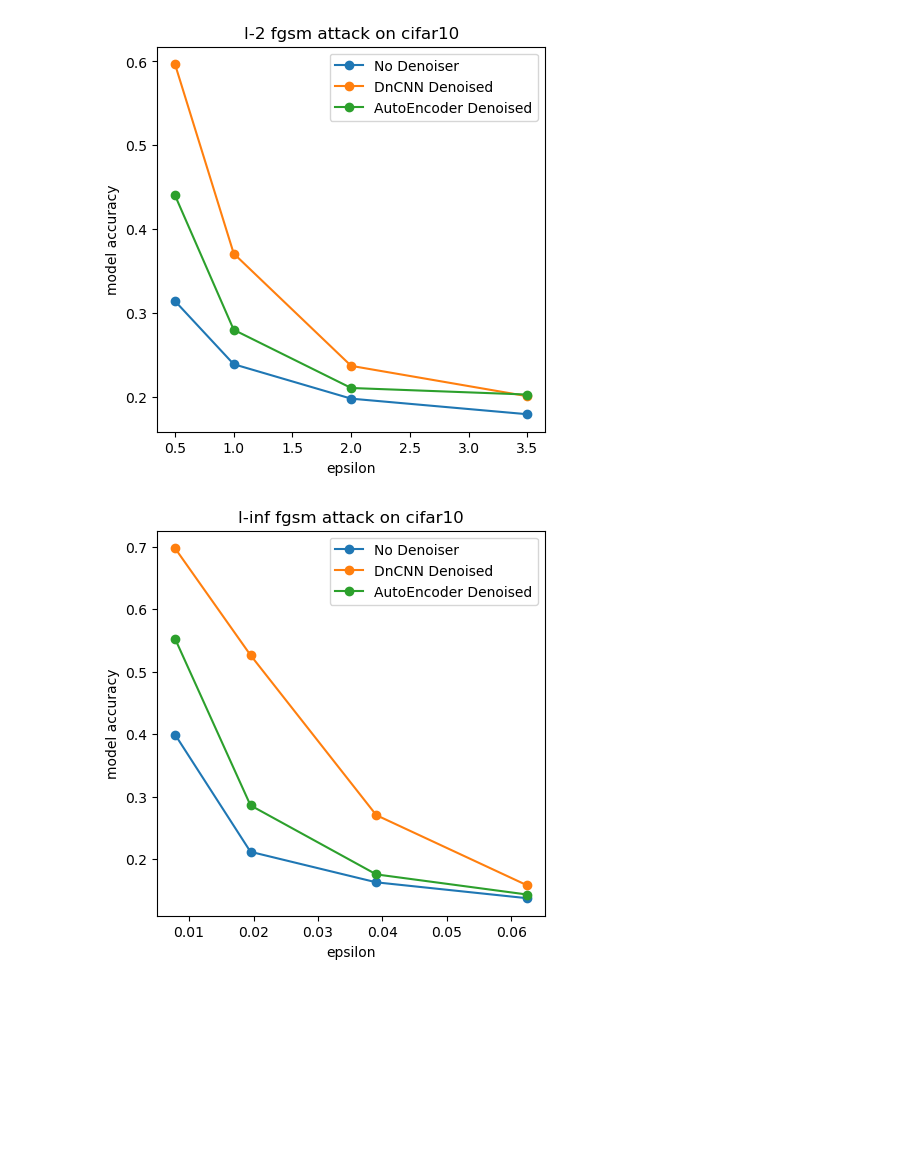
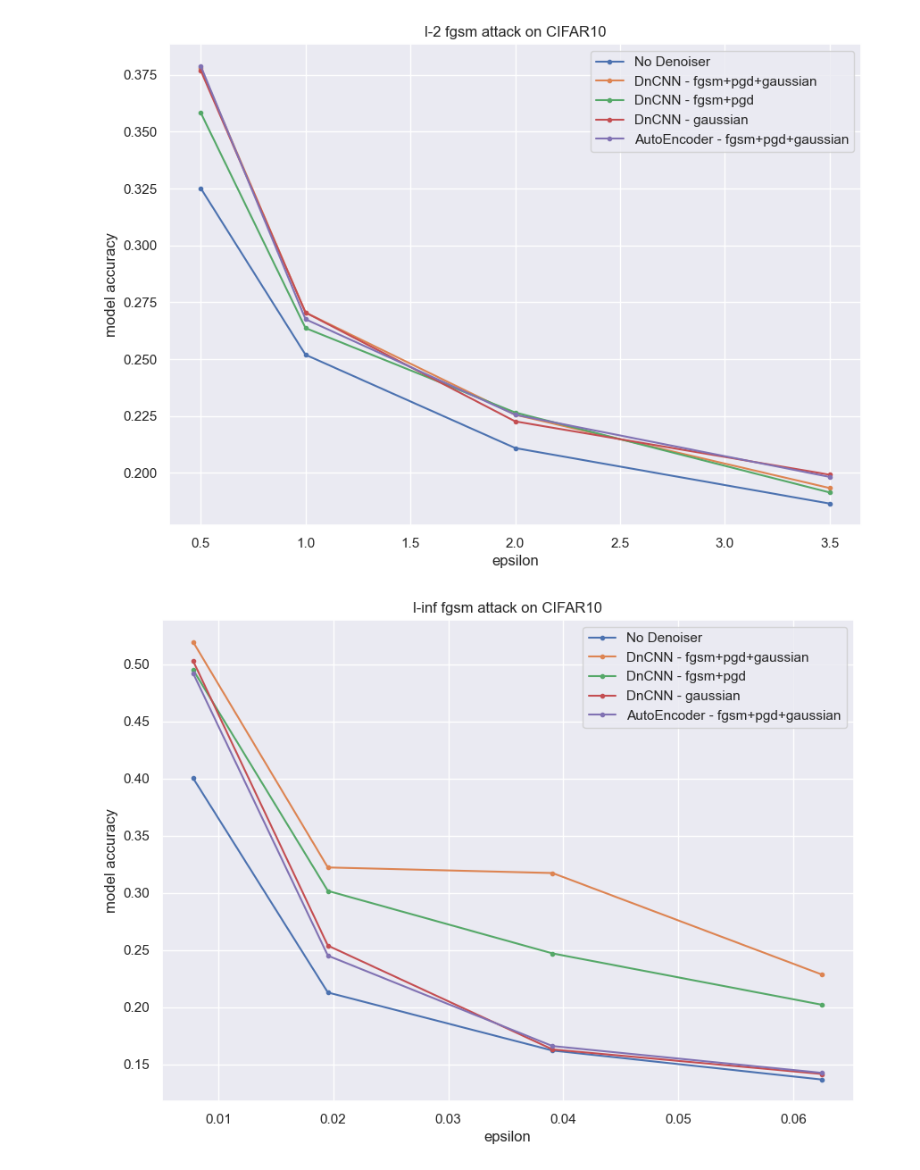
Before and after one commit to JasonTang99/gaussian-pyramid-defense, a Jupyter notebook: plot_denoiser.ipynb, the cells around one changed output. Cells and saved outputs as stored; diff of their text form; code cells hidden in the pictures; blank space fills up the shorter version.

Commit message:
updated plotting code

```diff
--- a/plot_denoiser.ipynb
+++ b/plot_denoiser.ipynb
@@ -1,13 +1,11 @@
 # %%
-from train_denoiser import img_to_numpy
-from test_denoiser import test_acc
+from test_denoiser import test_acc, show_random_batch, evaluate_metrics
 from custom_dataset import get_dataloader
 from models.denoisers import DnCNN, REDNet20
 from utils import create_resnet
 import torch
 import matplotlib.pyplot as plt
 import numpy as np
-from tqdm import tqdm
 
 device = torch.device("cuda:0" if torch.cuda.is_available() else "cpu")
 
@@ -16,16 +14,25 @@ l2_eps = [0.5, 1.0, 2.0, 3.5]
 #linf attack eps
 linf_eps = [x/256 for x in [2, 5, 10, 16]]
 
-#dncnn denoiser
-mnist_dncnn_denoiser = DnCNN(in_channels=3, out_channels=3, depth=7, hidden_channels=64, use_bias=False).to(device)
-mnist_dncnn_denoiser.load_state_dict(torch.load('./trained_denoisers/dncnn_mnist_mixed.pth', map_location=device))
-cifar10_dncnn_denoiser = DnCNN(in_channels=3, out_channels=3, depth=7, hidden_channels=64, use_bias=False).to(device)
-cifar10_dncnn_denoiser.load_state_dict(torch.load('./trained_denoisers/dncnn_cifar10_mixed.pth', map_location=device))
+#mnist
+#dncnn
+mnist_denoiser1 = DnCNN(in_channels=3, out_channels=3, depth=7, hidden_channels=64, use_bias=False).to(device)
+mnist_denoiser1.load_state_dict(torch.load('./trained_denoisers/dncnn_mnist_mixed+gaussian.pth', map_location=device))
 #dae denoiser
-mnist_dae_denoiser = REDNet20(in_channels=3, out_channels=3, use_bias=False).to(device)
-mnist_dae_denoiser.load_state_dict(torch.load('./trained_denoisers/dae_mnist_mixed.pth', map_location=device))
-cifar10_dae_denoiser = REDNet20(in_channels=3, out_channels=3, use_bias=False).to(device)
-cifar10_dae_denoiser.load_state_dict(torch.load('./trained_denoisers/dae_cifar10_mixed.pth', map_location=device))
+mnist_denoiser2 = REDNet20(in_channels=3, out_channels=3, use_bias=False).to(device)
+mnist_denoiser2.load_state_dict(torch.load('./trained_denoisers/dae_mnist_mixed+gaussian.pth', map_location=device))
+
+#cifar10
+#dncnn
+cifar10_denoiser1 = DnCNN(in_channels=3, out_channels=3, depth=7, hidden_channels=64, use_bias=False).to(device)
+cifar10_denoiser1.load_state_dict(torch.load('./trained_denoisers/dncnn_cifar10_mixed+gaussian.pth', map_location=device))
+cifar10_denoiser2 = DnCNN(in_channels=3, out_channels=3, depth=7, hidden_channels=64, use_bias=False).to(device)
+cifar10_denoiser2.load_state_dict(torch.load('./trained_denoisers/dncnn_cifar10_mixed.pth', map_location=device))
+cifar10_denoiser3 = DnCNN(in_channels=3, out_channels=3, depth=7, hidden_channels=64, use_bias=False).to(device)
+cifar10_denoiser3.load_state_dict(torch.load('./trained_denoisers/dncnn_cifar10_gaussian.pth', map_location=device))
+#dae
+cifar10_denoiser4 = REDNet20(in_channels=3, out_channels=3, use_bias=False).to(device)
+cifar10_denoiser4.load_state_dict(torch.load('./trained_denoisers/dae_cifar10_mixed+gaussian.pth', map_location=device))
 
 #vanilla resnet model
 #mnist
@@ -36,8 +43,9 @@ cifar10_resnet = create_resnet(device=device, grayscale=False)
 cifar10_resnet.load_state_dict(torch.load('./trained_models/cifar10/resnet18_2.0+0_BL_junbo.pth', map_location=device))
 
 #dataset loader
-_, mnist_test_loader = get_dataloader(dataset='mnist', batch_size=32, sample_test=True)
-_, cifar10_test_loader = get_dataloader(dataset='cifar10', batch_size=32, sample_test=True)
+mnist_train_loader, mnist_test_loader = get_dataloader(dataset='mnist', batch_size=64, sample_test=True)
+cifar10_train_loader, cifar10_test_loader = get_dataloader(dataset='cifar10', batch_size=64, sample_test=True)
+print(len(mnist_train_loader.dataset))
 print(len(mnist_test_loader.dataset))
 # %% [output]
 Files already downloaded and verified
@@ -240,4 +221,4 @@ for attack in ['fgsm', 'pgd']:
         #print(f"\nEvaluating {attack} attack on l{norm} norm ...")
         file_path = os.path.join('denoiser_attack_results', f"mnist_{attack}_l{norm}.pkl")
         result = load_result(file_path)
-        plot_result(result, attack, norm, eps_range=l2_eps if (norm == '2') else linf_eps, dataset='mnist', savefig=True)
+        plot_mnist_result(result, attack, norm, eps_range=l2_eps if (norm == '2') else linf_eps, savefig=True, self_compare=False)
@@ -249,11 +225,11 @@ for attack in ['fgsm', 'pgd']:
 # %%
 #plot cifar10
 for attack in ['fgsm', 'pgd']:
     for norm in ['2', 'inf']:
         #print(f"\nEvaluating {attack} attack on l{norm} norm ...")
         file_path = os.path.join('denoiser_attack_results', f"cifar10_{attack}_l{norm}.pkl")
         result = load_result(file_path)
-        plot_result(result, attack, norm, eps_range=l2_eps if (norm == '2') else linf_eps, dataset='cifar10', savefig=True)
+        plot_cifar10_result(result, attack, norm, eps_range=l2_eps if (norm == '2') else linf_eps, savefig=True)
 # %% [output]
-[figure, old version]
+[figure, new version]
-[figure, old version]
+[figure, new version]
```
Also changed, not shown: parts of 11 cells of this notebook, 31 other files.
